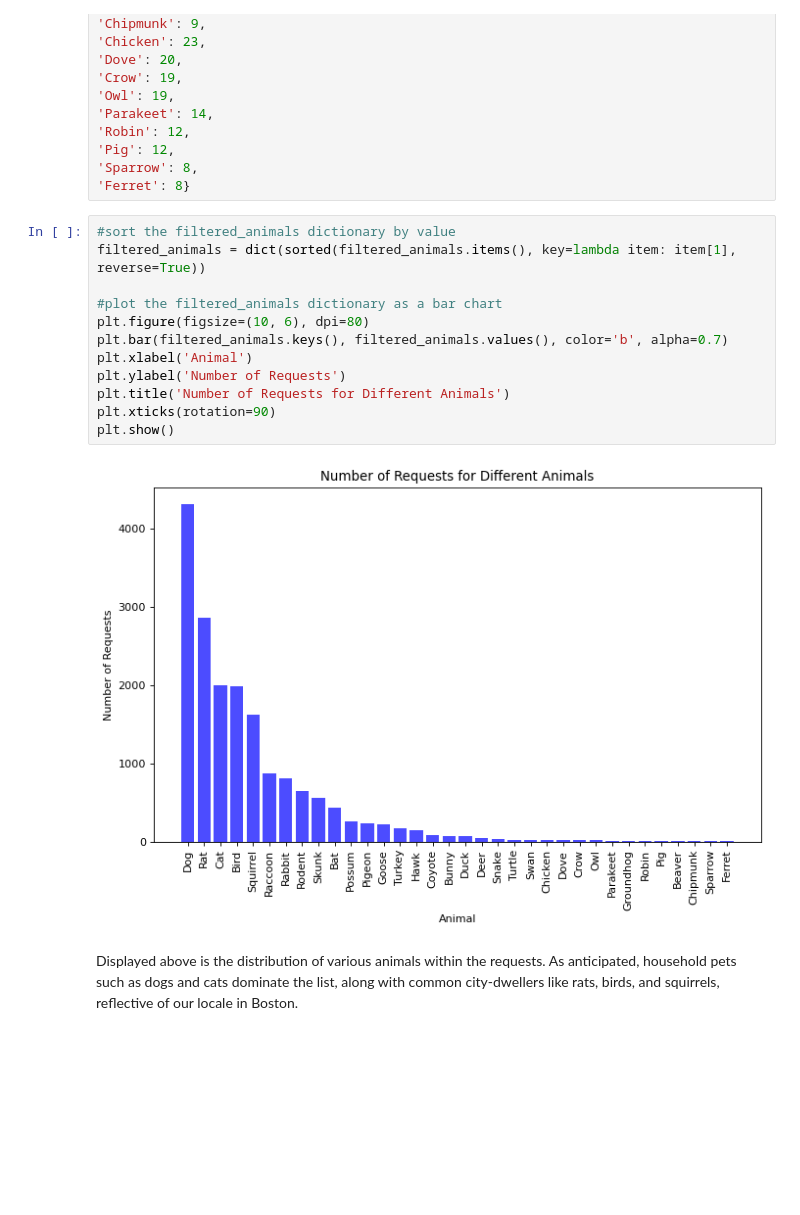
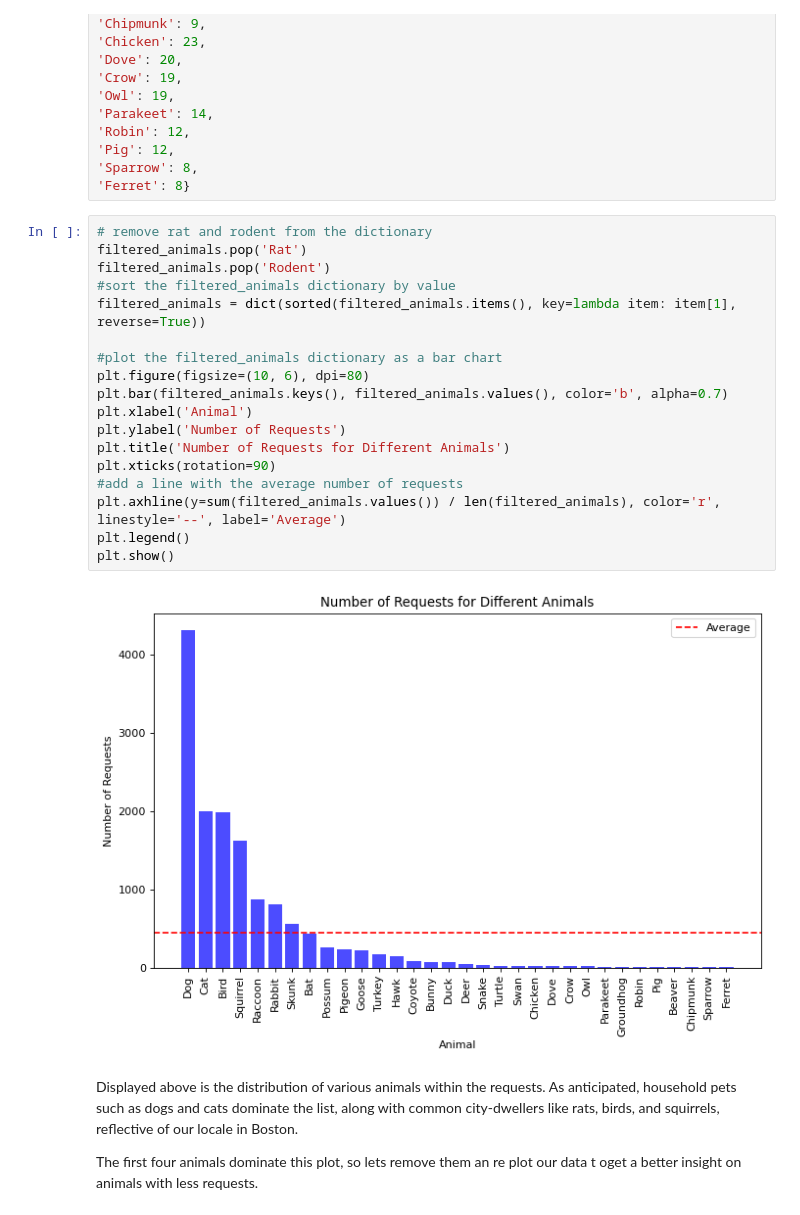
Before and after one commit to BU-Spark/ds-boston-311-animal-reports, a Jupyter notebook: sp24-team-d/all_years_EDA.ipynb, the cells around one changed output. Cells and saved outputs as stored; diff of their text form; blank space fills up the shorter version.

Commit message:
Updated animal distribution plots: - removed rodents - added log scale

```diff
--- a/sp24-team-d/all_years_EDA.ipynb
+++ b/sp24-team-d/all_years_EDA.ipynb
@@ -296,18 +296,26 @@ filtered_animals = {'Dog': 4317,
 'Sparrow': 8,
 'Ferret': 8}
 # %%
+# remove rat and rodent from the dictionary
+filtered_animals.pop('Rat')
+filtered_animals.pop('Rodent')
 #sort the filtered_animals dictionary by value
 filtered_animals = dict(sorted(filtered_animals.items(), key=lambda item: item[1], reverse=True))
 
 #plot the filtered_animals dictionary as a bar chart
 plt.figure(figsize=(10, 6), dpi=80)
 plt.bar(filtered_animals.keys(), filtered_animals.values(), color='b', alpha=0.7)
 plt.xlabel('Animal')
 plt.ylabel('Number of Requests')
 plt.title('Number of Requests for Different Animals')
 plt.xticks(rotation=90)
+#add a line with the average number of requests
+plt.axhline(y=sum(filtered_animals.values()) / len(filtered_animals), color='r', linestyle='--', label='Average')
+plt.legend()
 plt.show()
 # %% [output]
-[figure, old version]
+[figure, new version]
 # %% [markdown]
 Displayed above is the distribution of various animals within the requests. As anticipated, household pets such as dogs and cats dominate the list, along with common city-dwellers like rats, birds, and squirrels, reflective of our locale in Boston.
+
+The first four animals dominate this plot, so lets remove them an re plot our data t oget a better insight on animals with less requests.
```
Also changed, not shown: parts of 3 cells of this notebook.
